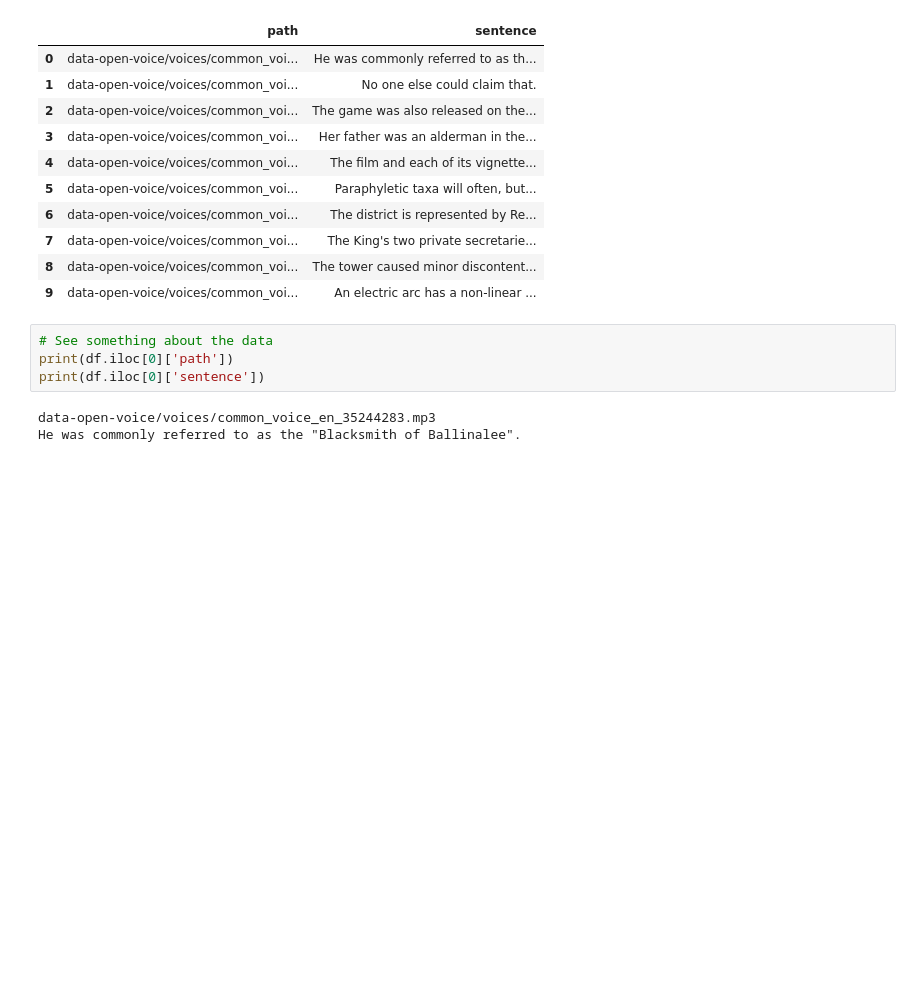
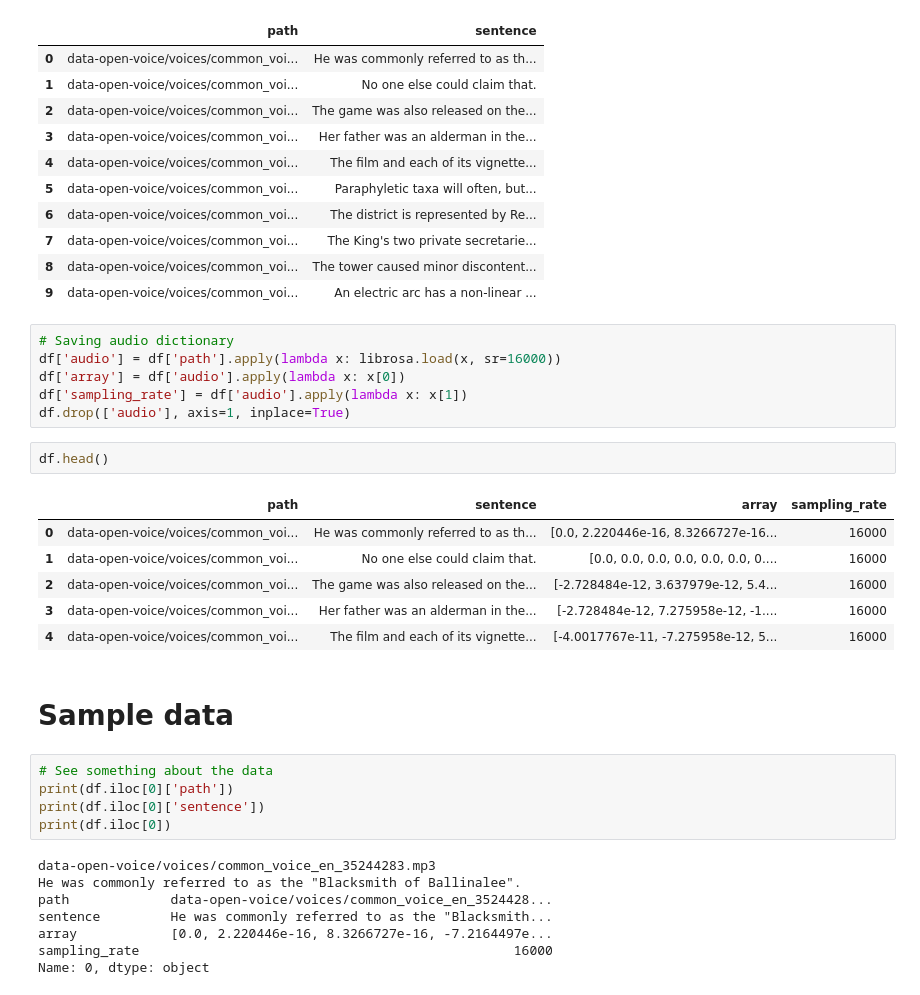
Before and after one commit to DaBloat/cupal-stt, a Jupyter notebook: dataset_preprocessing.ipynb, the cells around one changed output. Cells and saved outputs as stored; diff of their text form; blank space fills up the shorter version.

```diff
--- a/dataset_preprocessing.ipynb
+++ b/dataset_preprocessing.ipynb
@@ -29,12 +29,35 @@ df.head(10)
 | 7 | data-open-voice/voices/common_voi... | The King's two private secretarie... |
 | 8 | data-open-voice/voices/common_voi... | The tower caused minor discontent... |
 | 9 | data-open-voice/voices/common_voi... | An electric arc has a non-linear ... |
+# %%
+# Saving audio dictionary
+df['audio'] = df['path'].apply(lambda x: librosa.load(x, sr=16000))
+df['array'] = df['audio'].apply(lambda x: x[0])
+df['sampling_rate'] = df['audio'].apply(lambda x: x[1])
+df.drop(['audio'], axis=1, inplace=True)
+# %%
+df.head()
+# %% [output]
+|  | path | sentence | array | sampling_rate |
+| 0 | data-open-voice/voices/common_voi... | He was commonly referred to as th... | [0.0, 2.220446e-16, 8.3266727e-16... | 16000 |
+| 1 | data-open-voice/voices/common_voi... | No one else could claim that. | [0.0, 0.0, 0.0, 0.0, 0.0, 0.0, 0.... | 16000 |
+| 2 | data-open-voice/voices/common_voi... | The game was also released on the... | [-2.728484e-12, 3.637979e-12, 5.4... | 16000 |
+| 3 | data-open-voice/voices/common_voi... | Her father was an alderman in the... | [-2.728484e-12, 7.275958e-12, -1.... | 16000 |
+| 4 | data-open-voice/voices/common_voi... | The film and each of its vignette... | [-4.0017767e-11, -7.275958e-12, 5... | 16000 |
+# %% [markdown]
+# Sample data
 # %%
 # See something about the data
 print(df.iloc[0]['path'])
 print(df.iloc[0]['sentence'])
+print(df.iloc[0])
 # %% [output]
 data-open-voice/voices/common_voice_en_35244283.mp3
 He was commonly referred to as the "Blacksmith of Ballinalee".
+path             data-open-voice/voices/common_voice_en_3524428...
+sentence         He was commonly referred to as the "Blacksmith...
+array            [0.0, 2.220446e-16, 8.3266727e-16, -7.2164497e...
+sampling_rate                                                16000
+Name: 0, dtype: object
 # %%
 # Hear something about the Data
```
Also changed, not shown: parts of 5 cells of this notebook, 1 other file.
